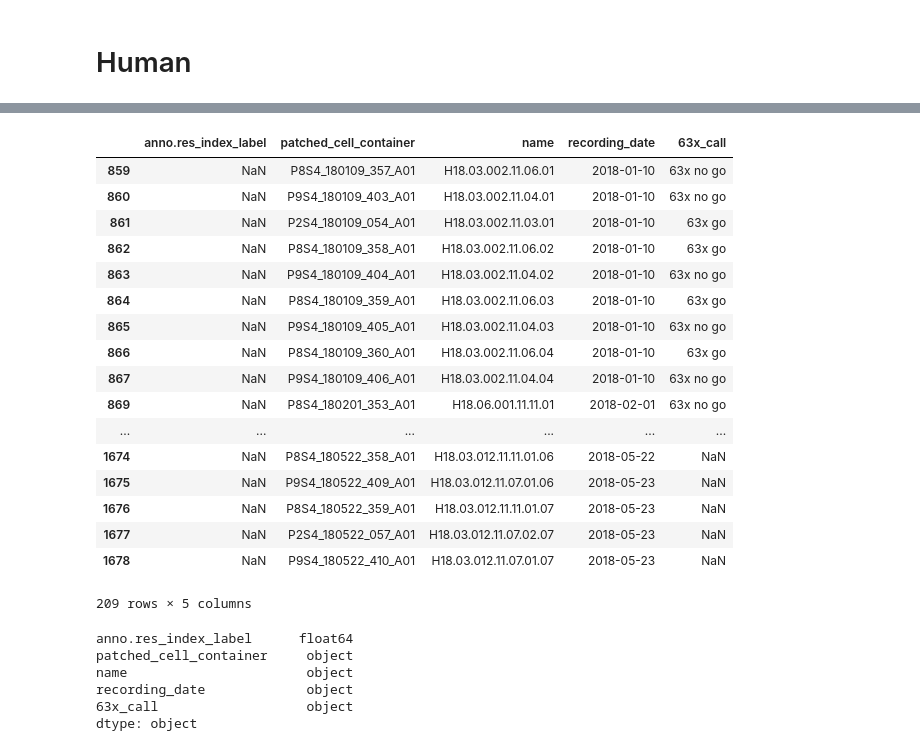
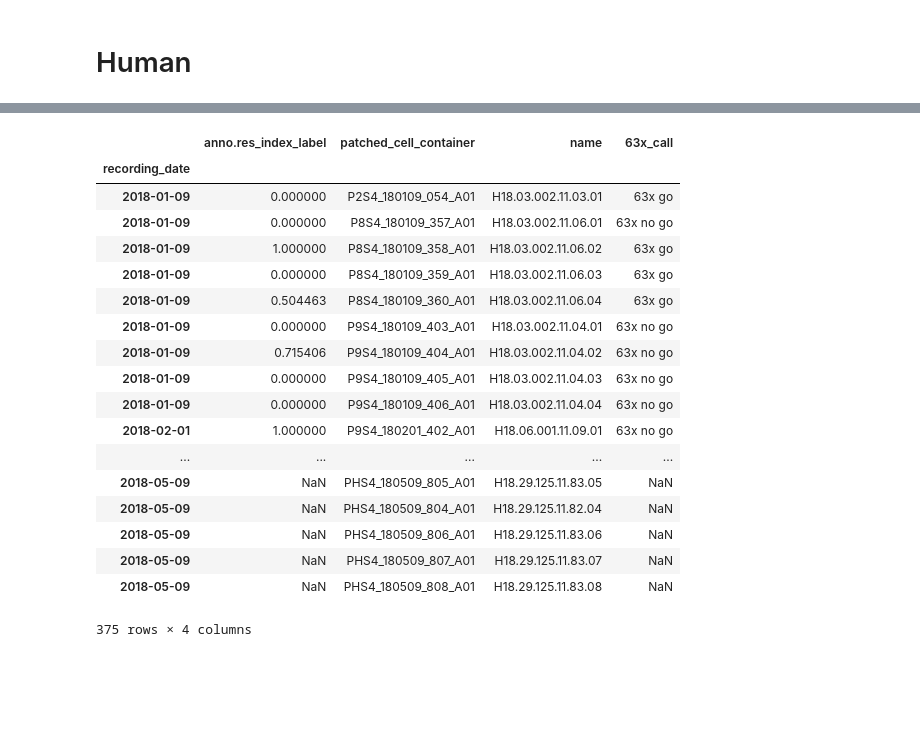
Before and after one commit to ru57y34nn/SMART_goals, a Jupyter notebook: src/SMART_Data.ipynb, the cells around one changed output, grey strips where cells are left out. Drawn from its saved outputs; the diff is of its cells as text; code cells hidden in the pictures; blank space fills up the shorter version.

Commit message:
updated notebook to create filtered csv files for mouse and human

```diff
--- a/src/SMART_Data.ipynb
+++ b/src/SMART_Data.ipynb
@@ -179,0 +304,4 @@ mouse_smart_data.to_csv(full_path2)
+# %%
+hshiny = hshiny[["anno.sample_id", "anno.res_index_label"]]
+#, "anno.patch_date_label"
+hshiny
@@ -179,0 +327,3 @@ mouse_smart_data.to_csv(full_path2)
+# %%
+hsmart_data = pd.merge(left = hshiny, right = lims, left_on = 'anno.sample_id', right_on = 'patched_cell_container', how = 'right')
+hsmart_data
@@ -179,0 +349,6 @@ mouse_smart_data.to_csv(full_path2)
+# %%
+#change header from "array_to_string" to "63x_cal"
+#smart_data = smart_data.drop(columns=['anno.sample_id'])
+hsmart_data = hsmart_data.drop('anno.sample_id', axis=1)
+hsmart_data = hsmart_data.rename(index=str, columns={"array_to_string": "63x_call"})
+hsmart_data
@@ -179,0 +374,6 @@ mouse_smart_data.to_csv(full_path2)
+# %%
+#smart_data['recording date'] = smart_data['recording date'].dt.date
+hsmart_data.sort_values(['recording_date', 'patched_cell_container'], ascending=[True, True])
+human_smart_data = hsmart_data.set_index('recording_date')
+
+human_smart_data
@@ -180,35 +400,24 @@ mouse_smart_data.to_csv(full_path2)
 # %%
-human_smart_data = smart_data[smart_data['name'].astype(str).str.startswith('H1')]
+human_smart_data = human_smart_data[human_smart_data['name'].astype(str).str.startswith('H1')]
 
 human_smart_data
 # %% [output]
-|  | anno.res_index_label | patched_cell_container | name | recording_date | 63x_call |
-| 859 | NaN | P8S4_180109_357_A01 | H18.03.002.11.06.01 | 2018-01-10 | 63x no go |
-| 860 | NaN | P9S4_180109_403_A01 | H18.03.002.11.04.01 | 2018-01-10 | 63x no go |
-| 861 | NaN | P2S4_180109_054_A01 | H18.03.002.11.03.01 | 2018-01-10 | 63x go |
-| 862 | NaN | P8S4_180109_358_A01 | H18.03.002.11.06.02 | 2018-01-10 | 63x go |
-| 863 | NaN | P9S4_180109_404_A01 | H18.03.002.11.04.02 | 2018-01-10 | 63x no go |
-| 864 | NaN | P8S4_180109_359_A01 | H18.03.002.11.06.03 | 2018-01-10 | 63x go |
-| 865 | NaN | P9S4_180109_405_A01 | H18.03.002.11.04.03 | 2018-01-10 | 63x no go |
-| 866 | NaN | P8S4_180109_360_A01 | H18.03.002.11.06.04 | 2018-01-10 | 63x go |
-| 867 | NaN | P9S4_180109_406_A01 | H18.03.002.11.04.04 | 2018-01-10 | 63x no go |
-| 869 | NaN | P8S4_180201_353_A01 | H18.06.001.11.11.01 | 2018-02-01 | 63x no go |
-| ... | ... | ... | ... | ... | ... |
-| 1674 | NaN | P8S4_180522_358_A01 | H18.03.012.11.11.01.06 | 2018-05-22 | NaN |
-| 1675 | NaN | P9S4_180522_409_A01 | H18.03.012.11.07.01.06 | 2018-05-23 | NaN |
-| 1676 | NaN | P8S4_180522_359_A01 | H18.03.012.11.11.01.07 | 2018-05-23 | NaN |
-| 1677 | NaN | P2S4_180522_057_A01 | H18.03.012.11.07.02.07 | 2018-05-23 | NaN |
-| 1678 | NaN | P9S4_180522_410_A01 | H18.03.012.11.07.01.07 | 2018-05-23 | NaN |
+|  | anno.res_index_label | patched_cell_container | name | 63x_call |
+| recording_date |  |  |  |  |
+| 2018-01-09 | 0.000000 | P2S4_180109_054_A01 | H18.03.002.11.03.01 | 63x go |
+| 2018-01-09 | 0.000000 | P8S4_180109_357_A01 | H18.03.002.11.06.01 | 63x no go |
+| 2018-01-09 | 1.000000 | P8S4_180109_358_A01 | H18.03.002.11.06.02 | 63x go |
+| 2018-01-09 | 0.000000 | P8S4_180109_359_A01 | H18.03.002.11.06.03 | 63x go |
+| 2018-01-09 | 0.504463 | P8S4_180109_360_A01 | H18.03.002.11.06.04 | 63x go |
+| 2018-01-09 | 0.000000 | P9S4_180109_403_A01 | H18.03.002.11.04.01 | 63x no go |
+| 2018-01-09 | 0.715406 | P9S4_180109_404_A01 | H18.03.002.11.04.02 | 63x no go |
+| 2018-01-09 | 0.000000 | P9S4_180109_405_A01 | H18.03.002.11.04.03 | 63x no go |
+| 2018-01-09 | 0.000000 | P9S4_180109_406_A01 | H18.03.002.11.04.04 | 63x no go |
+| 2018-02-01 | 1.000000 | P9S4_180201_402_A01 | H18.06.001.11.09.01 | 63x no go |
+| ... | ... | ... | ... | ... |
+| 2018-05-09 | NaN | PHS4_180509_805_A01 | H18.29.125.11.83.05 | NaN |
+| 2018-05-09 | NaN | PHS4_180509_804_A01 | H18.29.125.11.82.04 | NaN |
+| 2018-05-09 | NaN | PHS4_180509_806_A01 | H18.29.125.11.83.06 | NaN |
+| 2018-05-09 | NaN | PHS4_180509_807_A01 | H18.29.125.11.83.07 | NaN |
+| 2018-05-09 | NaN | PHS4_180509_808_A01 | H18.29.125.11.83.08 | NaN |
-209 rows × 5 columns
+375 rows × 4 columns
-# %%
-human_smart_data.dtypes
-#human_smart_data['recording_date'] = human_smart_data['recording_date'].dt.date
-
-#human_smart_data
-# %% [output]
-anno.res_index_label      float64
-patched_cell_container     object
-name                       object
-recording_date             object
-63x_call                   object
-dtype: object
```
Also changed, not shown: parts of 20 cells of this notebook, 2 other files.
